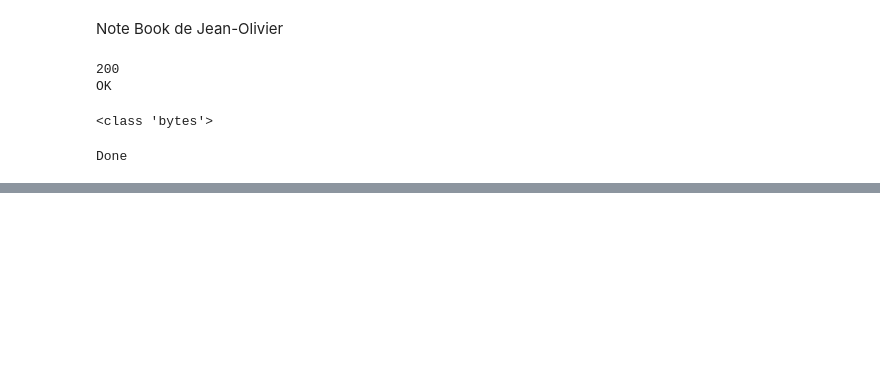
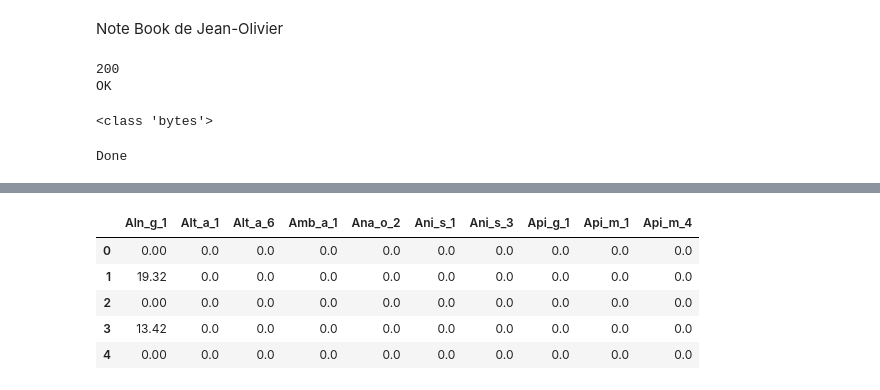
Before and after one commit to IngeaJeanOlivier/Allergies, a Jupyter notebook: notebooks/nb_jean_olivier.ipynb, the cells around one changed output, grey strips where cells are left out. Drawn from its saved outputs; the diff is of its cells as text; code cells hidden in the pictures; blank space fills up the shorter version.

```diff
--- a/notebooks/nb_jean_olivier.ipynb
+++ b/notebooks/nb_jean_olivier.ipynb
@@ -36,3 +36,11 @@ with open(dest, "wb") as f:
 print("Done")
 # %% [output]
 Done
+# %%
+import pandas as pd
+
+filepath = "../data/allergies.csv"
+
+df = pd.read_csv(filepath_or_buffer=filepath)
+
+df.shape
@@ -38,0 +67,9 @@ Done
+# %%
+df.iloc[:, 20:30].head()
+# %% [output]
+|  | Aln_g_1 | Alt_a_1 | Alt_a_6 | Amb_a_1 | Ana_o_2 | Ani_s_1 | Ani_s_3 | Api_g_1 | Api_m_1 | Api_m_4 |
+| 0 | 0.00 | 0.0 | 0.0 | 0.0 | 0.0 | 0.0 | 0.0 | 0.0 | 0.0 | 0.0 |
+| 1 | 19.32 | 0.0 | 0.0 | 0.0 | 0.0 | 0.0 | 0.0 | 0.0 | 0.0 | 0.0 |
+| 2 | 0.00 | 0.0 | 0.0 | 0.0 | 0.0 | 0.0 | 0.0 | 0.0 | 0.0 | 0.0 |
+| 3 | 13.42 | 0.0 | 0.0 | 0.0 | 0.0 | 0.0 | 0.0 | 0.0 | 0.0 | 0.0 |
+| 4 | 0.00 | 0.0 | 0.0 | 0.0 | 0.0 | 0.0 | 0.0 | 0.0 | 0.0 | 0.0 |
```
Also changed, not shown: parts of 35 cells of this notebook.
